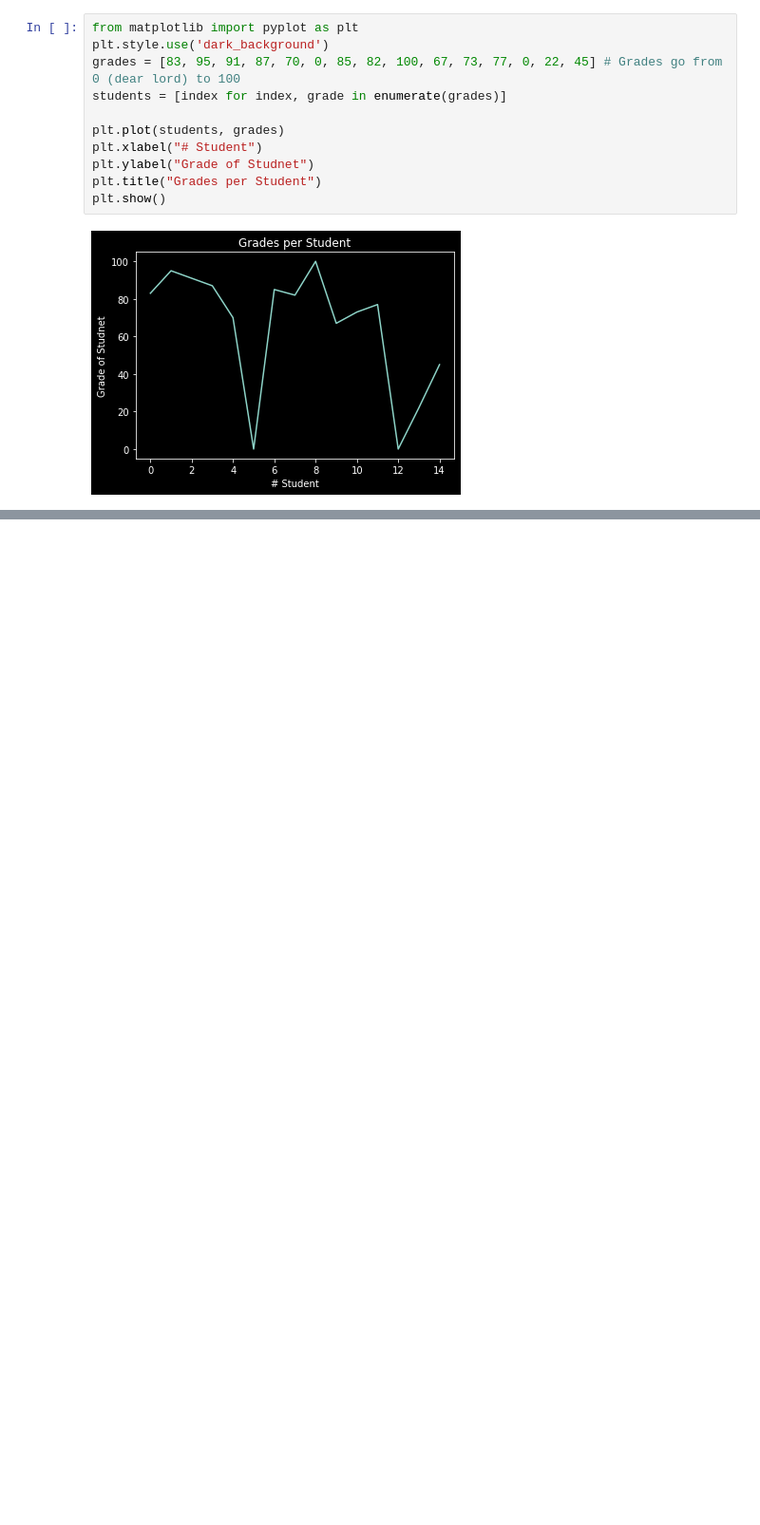
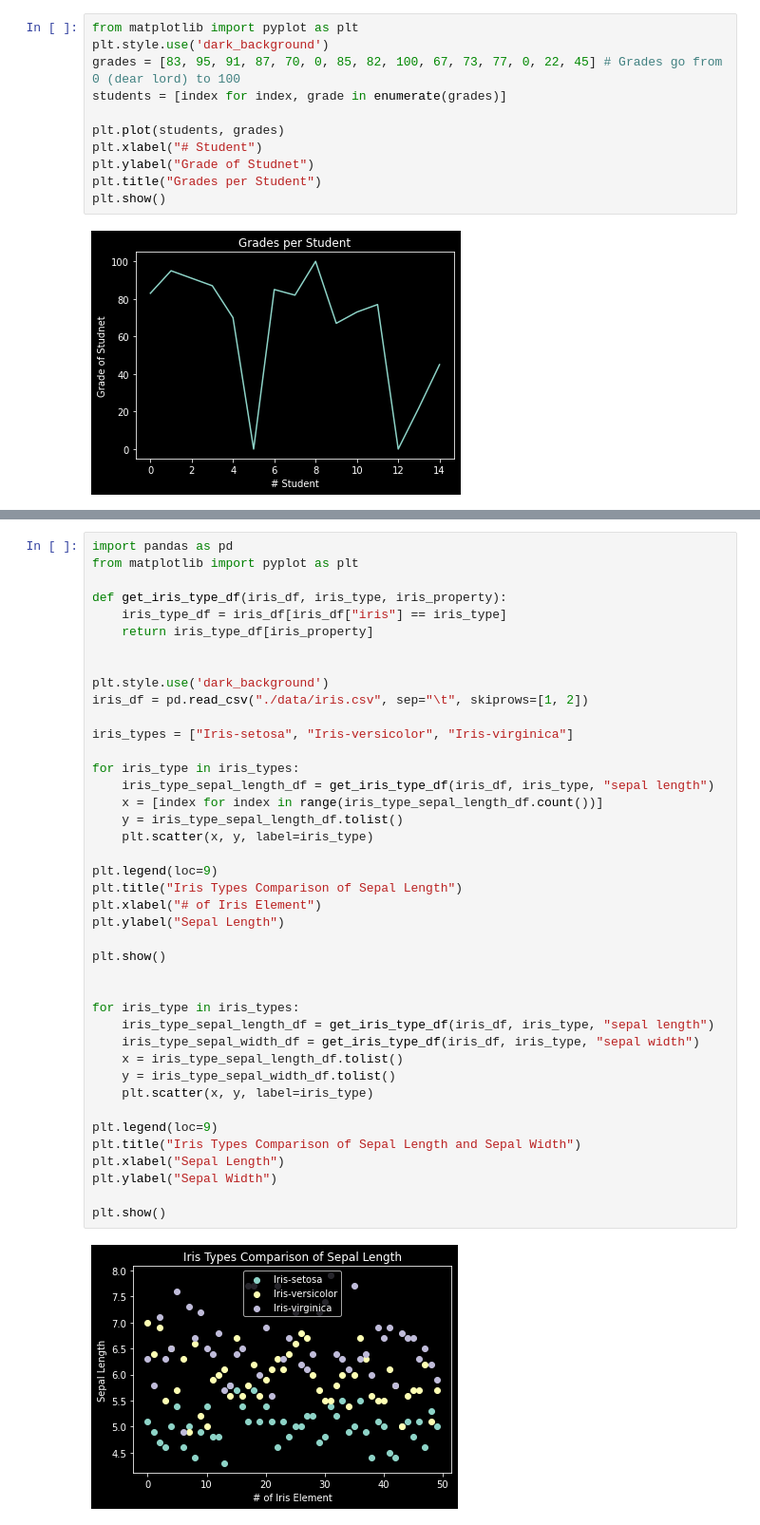
Before and after one commit to yhutter-dv/fhgr-explorative-data-analytics, a Jupyter notebook: jupyter_notebooks/assignments.ipynb, the cells around one changed output, grey strips where cells are left out. Shown at 95% size. Saved outputs shown, nothing was run; the diff lists cells and outputs as text; blank space fills up the shorter version.

```diff
--- a/jupyter_notebooks/assignments.ipynb
+++ b/jupyter_notebooks/assignments.ipynb
@@ -580,0 +584,43 @@ plt.show()
+# %%
+import pandas as pd
+from matplotlib import pyplot as plt
+
+def get_iris_type_df(iris_df, iris_type, iris_property):
+    iris_type_df = iris_df[iris_df["iris"] == iris_type]
+    return iris_type_df[iris_property]
+
+
+plt.style.use('dark_background')
+iris_df = pd.read_csv("./data/iris.csv", sep="\t", skiprows=[1, 2])
+
+iris_types = ["Iris-setosa", "Iris-versicolor", "Iris-virginica"]
+
+for iris_type in iris_types:
+    iris_type_sepal_length_df = get_iris_type_df(iris_df, iris_type, "sepal length")
+    x = [index for index in range(iris_type_sepal_length_df.count())]
+    y = iris_type_sepal_length_df.tolist()
+    plt.scatter(x, y, label=iris_type)
+
+plt.legend(loc=9)
+plt.title("Iris Types Comparison of Sepal Length")
+plt.xlabel("# of Iris Element")
+plt.ylabel("Sepal Length")
+
+plt.show()
+
+
+for iris_type in iris_types:
+    iris_type_sepal_length_df = get_iris_type_df(iris_df, iris_type, "sepal length")
+    iris_type_sepal_width_df = get_iris_type_df(iris_df, iris_type, "sepal width")
+    x = iris_type_sepal_length_df.tolist()
+    y = iris_type_sepal_width_df.tolist()
+    plt.scatter(x, y, label=iris_type)
+
+plt.legend(loc=9)
+plt.title("Iris Types Comparison of Sepal Length and Sepal Width")
+plt.xlabel("Sepal Length")
+plt.ylabel("Sepal Width")
+
+plt.show()
+# %% [output]
+[figure, added]
```
Also changed, not shown: parts of 8 cells of this notebook, 6 other files.
